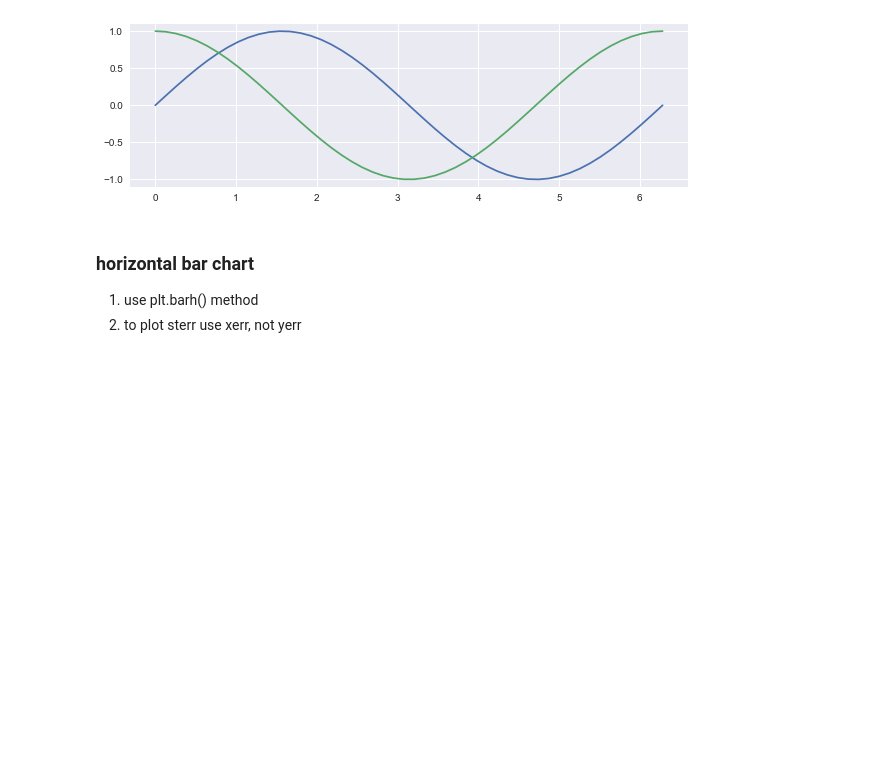
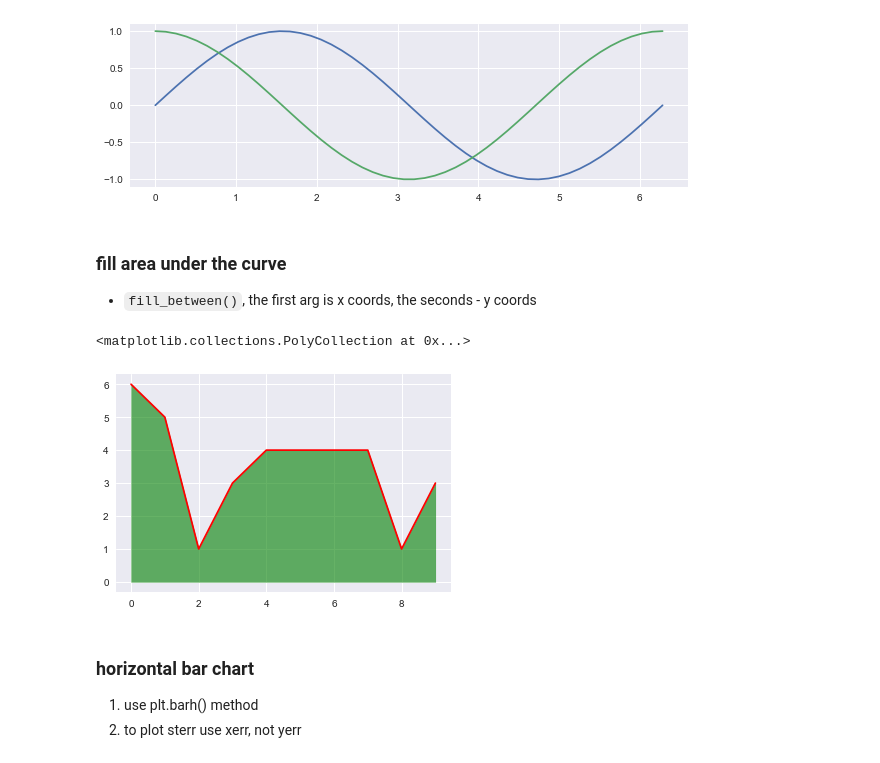
Before and after one commit to babinyurii/cheet_sheets, a Jupyter notebook: matplotlib_cheet_sheet.ipynb, the cells around one changed output. Saved outputs shown, nothing was run; the diff lists cells and outputs as text; code cells hidden in the pictures; blank space fills up the shorter version.

````diff
--- a/matplotlib_cheet_sheet.ipynb
+++ b/matplotlib_cheet_sheet.ipynb
@@ -197,6 +198,16 @@ plt.plot(x, y1)
 plt.show()
 # %% [output]
 [figure]
+# %% [markdown]
+### <a id="5.1">fill area under the curve</a>
+- ```fill_between()```, the first arg is x coords, the seconds - y coords
+# %%
+data = np.random.randint(1,7, size=10)
+plt.plot(data, label="red_sample", c="red")
+plt.fill_between(range(0, len(data)), data, color='green', alpha=0.6)
+# %% [output]
+<matplotlib.collections.PolyCollection at 0x...>
+[figure, added]
 # %% [markdown]
 
 ### <a id="6">horizontal bar chart</a>
````
Also changed, not shown: parts of 2 cells of this notebook.
